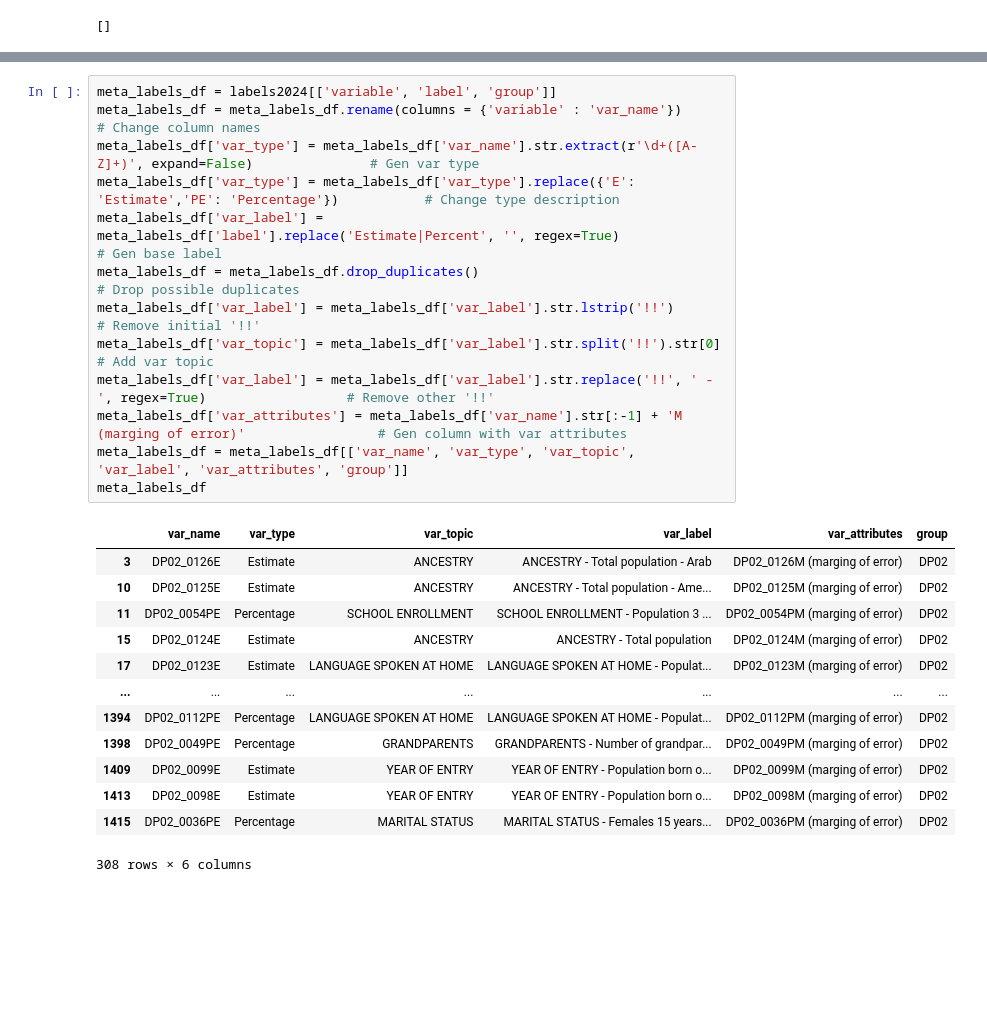
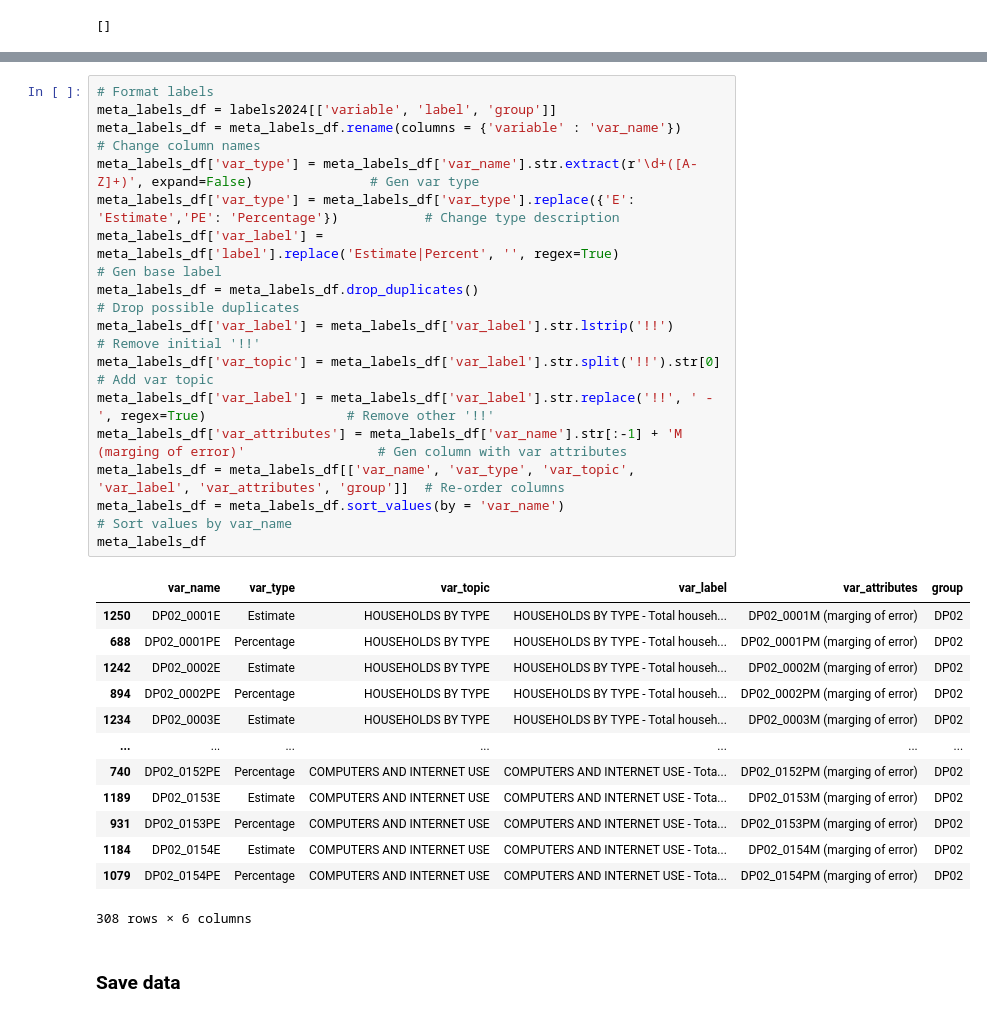
Before and after one commit to herreramr-omb/ACS_Warehouse, a Jupyter notebook: ACS_Warehose02c_format_panel_tables.ipynb, the cells around one changed output, grey strips where cells are left out. Saved outputs shown, nothing was run; the diff lists cells and outputs as text; blank space fills up the shorter version.

```diff
--- a/ACS_Warehose02c_format_panel_tables.ipynb
+++ b/ACS_Warehose02c_format_panel_tables.ipynb
@@ -210,30 +165,34 @@ labels2024.head()
 # %%
+# Format labels
 meta_labels_df = labels2024[['variable', 'label', 'group']]
 meta_labels_df = meta_labels_df.rename(columns = {'variable' : 'var_name'})                                     # Change column names
 meta_labels_df['var_type'] = meta_labels_df['var_name'].str.extract(r'\d+([A-Z]+)', expand=False)               # Gen var type
 meta_labels_df['var_type'] = meta_labels_df['var_type'].replace({'E': 'Estimate','PE': 'Percentage'})           # Change type description
 meta_labels_df['var_label'] = meta_labels_df['label'].replace('Estimate|Percent', '', regex=True)               # Gen base label
 meta_labels_df = meta_labels_df.drop_duplicates()                                                               # Drop possible duplicates
 meta_labels_df['var_label'] = meta_labels_df['var_label'].str.lstrip('!!')                                      # Remove initial '!!'
 meta_labels_df['var_topic'] = meta_labels_df['var_label'].str.split('!!').str[0]                                # Add var topic
 meta_labels_df['var_label'] = meta_labels_df['var_label'].str.replace('!!', ' - ', regex=True)                  # Remove other '!!'
 meta_labels_df['var_attributes'] = meta_labels_df['var_name'].str[:-1] + 'M (marging of error)'                 # Gen column with var attributes
-meta_labels_df = meta_labels_df[['var_name', 'var_type', 'var_topic', 'var_label', 'var_attributes', 'group']]
+meta_labels_df = meta_labels_df[['var_name', 'var_type', 'var_topic', 'var_label', 'var_attributes', 'group']]  # Re-order columns
+meta_labels_df = meta_labels_df.sort_values(by = 'var_name')                                                    # Sort values by var_name
 meta_labels_df
 # %% [output]
 |  | var_name | var_type | var_topic | var_label | var_attributes | group |
-| 3 | DP02_0126E | Estimate | ANCESTRY | ANCESTRY - Total population - Arab | DP02_0126M (marging of error) | DP02 |
-| 10 | DP02_0125E | Estimate | ANCESTRY | ANCESTRY - Total population - Ame... | DP02_0125M (marging of error) | DP02 |
-| 11 | DP02_0054PE | Percentage | SCHOOL ENROLLMENT | SCHOOL ENROLLMENT - Population 3 ... | DP02_0054PM (marging of error) | DP02 |
-| 15 | DP02_0124E | Estimate | ANCESTRY | ANCESTRY - Total population | DP02_0124M (marging of error) | DP02 |
-| 17 | DP02_0123E | Estimate | LANGUAGE SPOKEN AT HOME | LANGUAGE SPOKEN AT HOME - Populat... | DP02_0123M (marging of error) | DP02 |
+| 1250 | DP02_0001E | Estimate | HOUSEHOLDS BY TYPE | HOUSEHOLDS BY TYPE - Total househ... | DP02_0001M (marging of error) | DP02 |
+| 688 | DP02_0001PE | Percentage | HOUSEHOLDS BY TYPE | HOUSEHOLDS BY TYPE - Total househ... | DP02_0001PM (marging of error) | DP02 |
+| 1242 | DP02_0002E | Estimate | HOUSEHOLDS BY TYPE | HOUSEHOLDS BY TYPE - Total househ... | DP02_0002M (marging of error) | DP02 |
+| 894 | DP02_0002PE | Percentage | HOUSEHOLDS BY TYPE | HOUSEHOLDS BY TYPE - Total househ... | DP02_0002PM (marging of error) | DP02 |
+| 1234 | DP02_0003E | Estimate | HOUSEHOLDS BY TYPE | HOUSEHOLDS BY TYPE - Total househ... | DP02_0003M (marging of error) | DP02 |
 | ... | ... | ... | ... | ... | ... | ... |
-| 1394 | DP02_0112PE | Percentage | LANGUAGE SPOKEN AT HOME | LANGUAGE SPOKEN AT HOME - Populat... | DP02_0112PM (marging of error) | DP02 |
-| 1398 | DP02_0049PE | Percentage | GRANDPARENTS | GRANDPARENTS - Number of grandpar... | DP02_0049PM (marging of error) | DP02 |
-| 1409 | DP02_0099E | Estimate | YEAR OF ENTRY | YEAR OF ENTRY - Population born o... | DP02_0099M (marging of error) | DP02 |
-| 1413 | DP02_0098E | Estimate | YEAR OF ENTRY | YEAR OF ENTRY - Population born o... | DP02_0098M (marging of error) | DP02 |
-| 1415 | DP02_0036PE | Percentage | MARITAL STATUS | MARITAL STATUS - Females 15 years... | DP02_0036PM (marging of error) | DP02 |
+| 740 | DP02_0152PE | Percentage | COMPUTERS AND INTERNET USE | COMPUTERS AND INTERNET USE - Tota... | DP02_0152PM (marging of error) | DP02 |
+| 1189 | DP02_0153E | Estimate | COMPUTERS AND INTERNET USE | COMPUTERS AND INTERNET USE - Tota... | DP02_0153M (marging of error) | DP02 |
+| 931 | DP02_0153PE | Percentage | COMPUTERS AND INTERNET USE | COMPUTERS AND INTERNET USE - Tota... | DP02_0153PM (marging of error) | DP02 |
+| 1184 | DP02_0154E | Estimate | COMPUTERS AND INTERNET USE | COMPUTERS AND INTERNET USE - Tota... | DP02_0154M (marging of error) | DP02 |
+| 1079 | DP02_0154PE | Percentage | COMPUTERS AND INTERNET USE | COMPUTERS AND INTERNET USE - Tota... | DP02_0154PM (marging of error) | DP02 |
 308 rows × 6 columns
+# %% [markdown]
+### Save data
 # %%
 # Save data
 data_sample = 'acs1'
```
Also changed, not shown: parts of 81 cells of this notebook.
